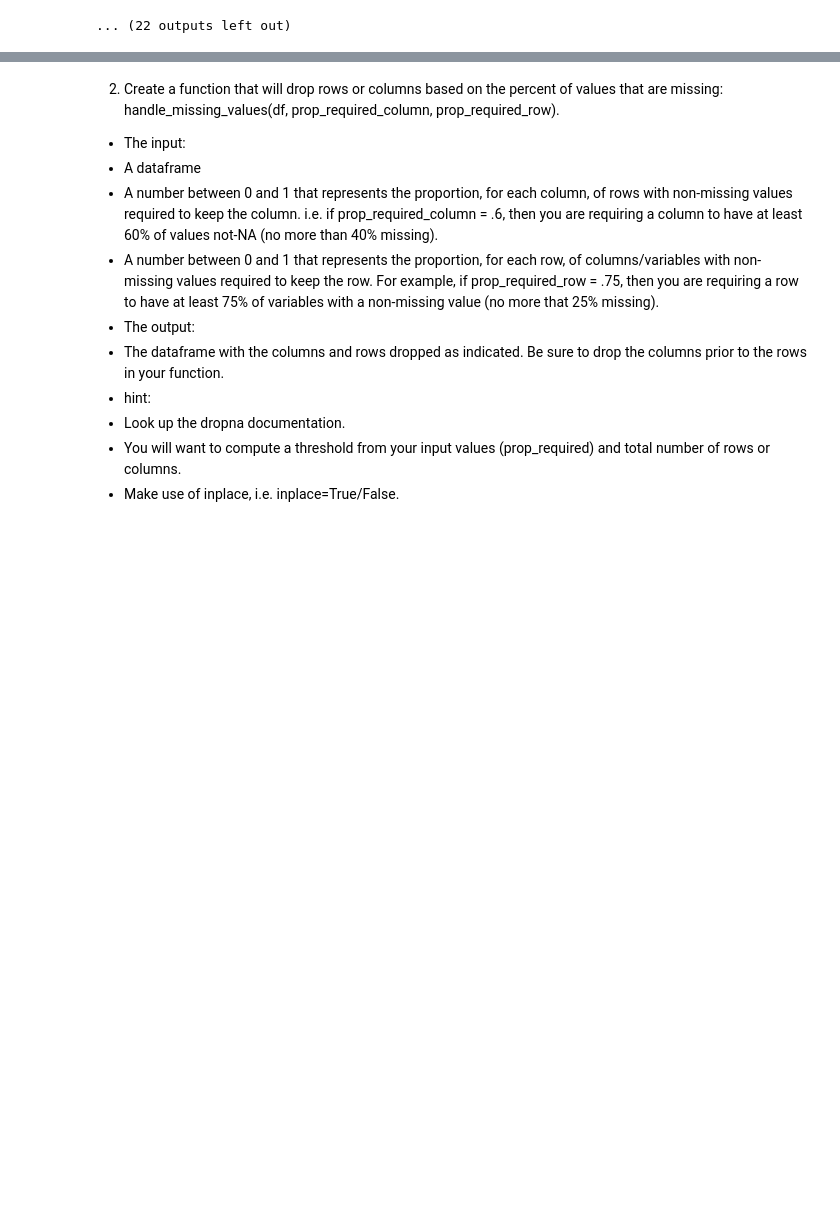
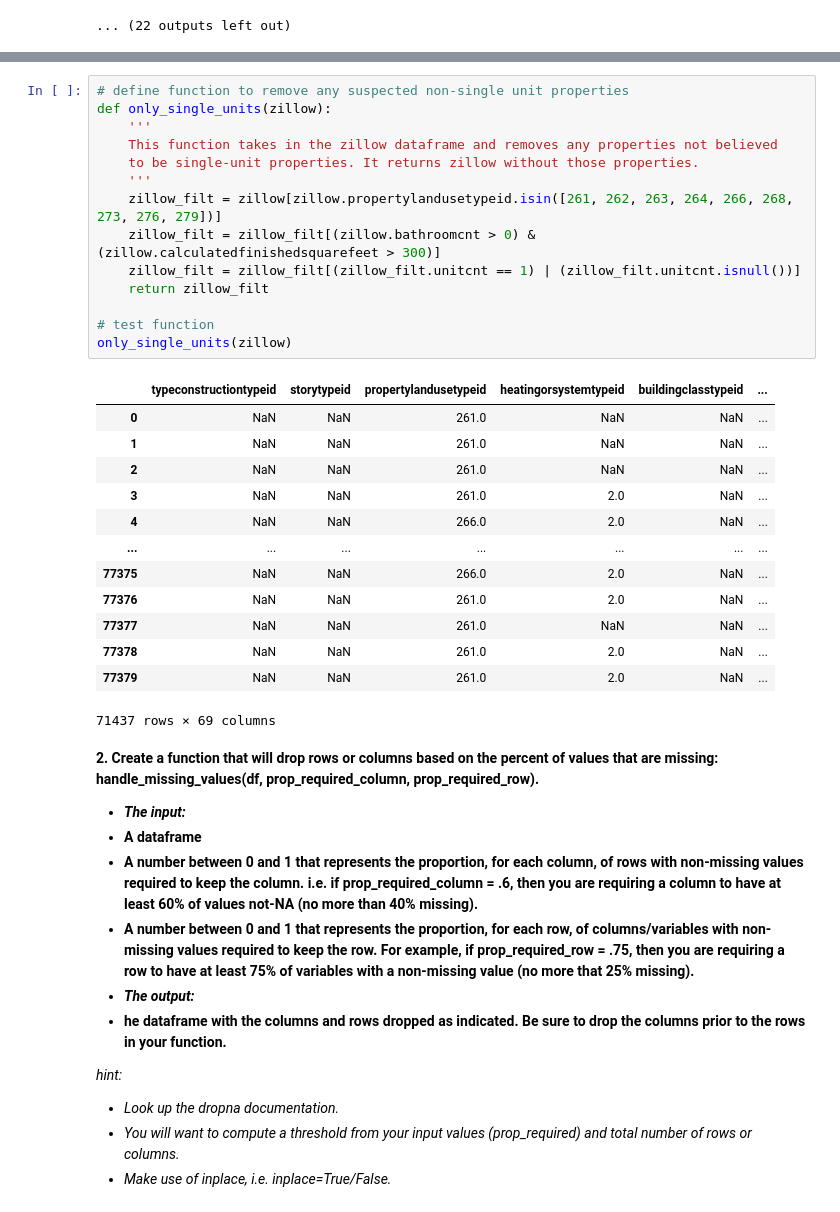
Before and after one commit to sophia-stewart/clustering-exercises, a Jupyter notebook: zillow.ipynb, the cells around one changed output, grey strips where cells are left out. Saved outputs shown, nothing was run; the diff lists cells and outputs as text; blank space fills up the shorter version.

```diff
--- a/zillow.ipynb
+++ b/zillow.ipynb
@@ -214,13 +430,42 @@ There are a lot of nulls and a lot of potential features to sort through.
+# %%
+# define function to remove any suspected non-single unit properties
+def only_single_units(zillow):
+    '''
+    This function takes in the zillow dataframe and removes any properties not believed
+    to be single-unit properties. It returns zillow without those properties.
+    '''
+    zillow_filt = zillow[zillow.propertylandusetypeid.isin([261, 262, 263, 264, 266, 268, 273, 276, 279])]
+    zillow_filt = zillow_filt[(zillow.bathroomcnt > 0) & (zillow.calculatedfinishedsquarefeet > 300)]
+    zillow_filt = zillow_filt[(zillow_filt.unitcnt == 1) | (zillow_filt.unitcnt.isnull())]
+    return zillow_filt
+
+# test function
+only_single_units(zillow)
+# %% [output]
+|  | typeconstructiontypeid | storytypeid | propertylandusetypeid | heatingorsystemtypeid | buildingclasstypeid | ... |
+| 0 | NaN | NaN | 261.0 | NaN | NaN | ... |
+| 1 | NaN | NaN | 261.0 | NaN | NaN | ... |
+| 2 | NaN | NaN | 261.0 | NaN | NaN | ... |
+| 3 | NaN | NaN | 261.0 | 2.0 | NaN | ... |
+| 4 | NaN | NaN | 266.0 | 2.0 | NaN | ... |
+| ... | ... | ... | ... | ... | ... | ... |
+| 77375 | NaN | NaN | 266.0 | 2.0 | NaN | ... |
+| 77376 | NaN | NaN | 261.0 | 2.0 | NaN | ... |
+| 77377 | NaN | NaN | 261.0 | NaN | NaN | ... |
+| 77378 | NaN | NaN | 261.0 | 2.0 | NaN | ... |
+| 77379 | NaN | NaN | 261.0 | 2.0 | NaN | ... |
+71437 rows × 69 columns
 # %% [markdown]
-2. Create a function that will drop rows or columns based on the percent of values that are missing: handle_missing_values(df, prop_required_column, prop_required_row).
- - The input:
-  - A dataframe
-  - A number between 0 and 1 that represents the proportion, for each column, of rows with non-missing values required to keep the column. i.e. if prop_required_column = .6, then you are requiring a column to have at least 60% of values not-NA (no more than 40% missing).
-  - A number between 0 and 1 that represents the proportion, for each row, of columns/variables with non-missing values required to keep the row. For example, if prop_required_row = .75, then you are requiring a row to have at least 75% of variables with a non-missing value (no more that 25% missing).
- - The output:
-  - The dataframe with the columns and rows dropped as indicated. Be sure to drop the columns prior to the rows in your function.
- - hint:
-  - Look up the dropna documentation.
-  - You will want to compute a threshold from your input values (prop_required) and total number of rows or columns.
-  - Make use of inplace, i.e. inplace=True/False.
+**2. Create a function that will drop rows or columns based on the percent of values that are missing: handle_missing_values(df, prop_required_column, prop_required_row).**
+ - ***The input:***
+  - **A dataframe**
+  - **A number between 0 and 1 that represents the proportion, for each column, of rows with non-missing values required to keep the column. i.e. if prop_required_column = .6, then you are requiring a column to have at least 60% of values not-NA (no more than 40% missing).**
+  - **A number between 0 and 1 that represents the proportion, for each row, of columns/variables with non-missing values required to keep the row. For example, if prop_required_row = .75, then you are requiring a row to have at least 75% of variables with a non-missing value (no more that 25% missing).**
+ - ***The output:***
+  - **he dataframe with the columns and rows dropped as indicated. Be sure to drop the columns prior to the rows in your function.**
+
+*hint:*
+  - *Look up the dropna documentation.*
+  - *You will want to compute a threshold from your input values (prop_required) and total number of rows or columns.*
+  - *Make use of inplace, i.e. inplace=True/False.*
 # %% [markdown]
```
Also changed, not shown: parts of 21 cells of this notebook.
